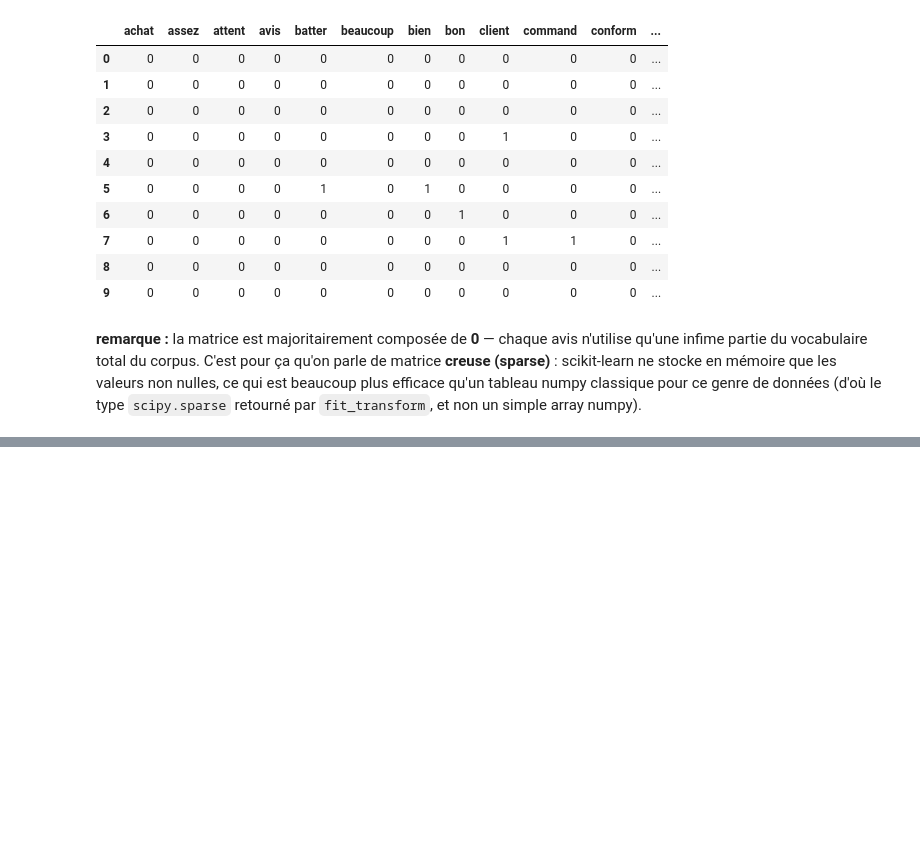
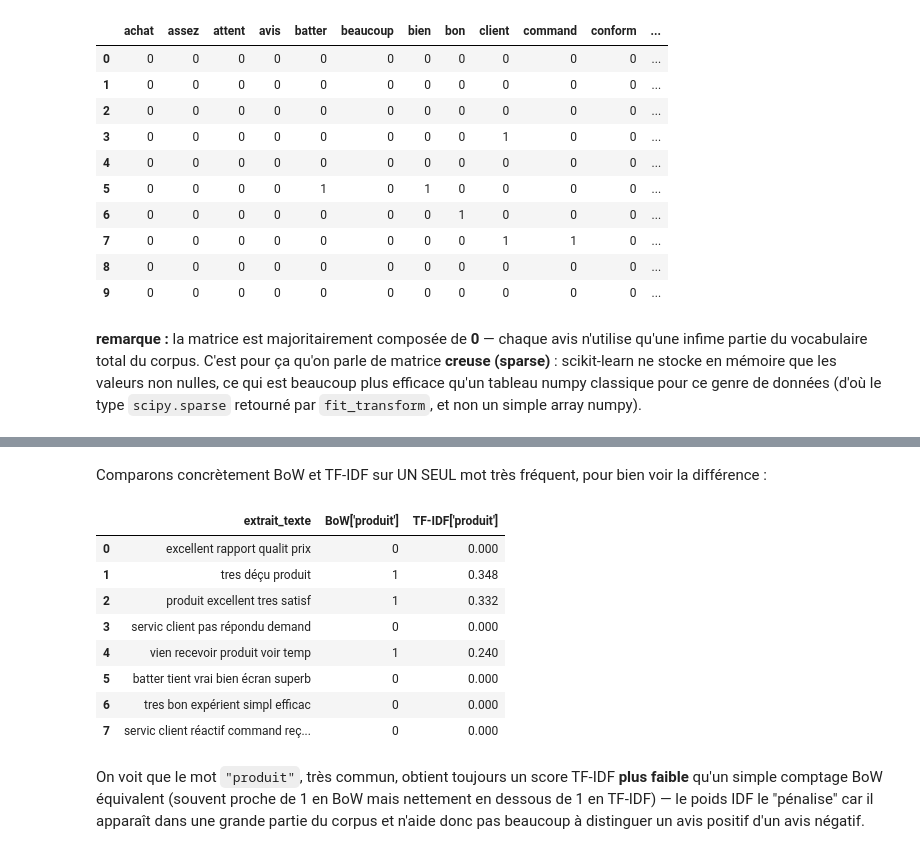
Before and after one commit to Youssoupha-ndiaye/atelier_preparations_donnees_textuelles_ODC_IA, a Jupyter notebook: atelier_prepa_donnees_textuelles/notebooks/atelier_prepa_donnees_textuelles.ipynb, the cells around one changed output, grey strips where cells are left out. Cells and saved outputs as stored; diff of their text form; code cells hidden in the pictures; blank space fills up the shorter version.

```diff
--- a/atelier_prepa_donnees_textuelles/notebooks/atelier_prepa_donnees_textuelles.ipynb
+++ b/atelier_prepa_donnees_textuelles/notebooks/atelier_prepa_donnees_textuelles.ipynb
@@ -1214,0 +1265,32 @@ beaucoup plus efficace qu'un tableau numpy classique pour ce genre de données (
+# %% [markdown]
+Comparons concrètement BoW et TF-IDF sur UN SEUL mot très fréquent, pour bien voir la
+différence :
+# %%
+mot_frequent = "produit"  # un mot qu'on sait très fréquent dans le corpus
+index_bow = list(vocabulaire_bow).index(mot_frequent)
+index_tfidf = list(vocabulaire_tfidf).index(mot_frequent)
+
+valeurs_bow = X_train_bow[:, index_bow].toarray().ravel()
+valeurs_tfidf = X_train_tfidf[:, index_tfidf].toarray().ravel()
+
+comparaison_mot = pd.DataFrame({
+    "extrait_texte": X_train.iloc[:8].values,
+    f"BoW['{mot_frequent}']": valeurs_bow[:8],
+    f"TF-IDF['{mot_frequent}']": valeurs_tfidf[:8].round(3),
+})
+comparaison_mot
+# %% [output]
+|  | extrait_texte | BoW['produit'] | TF-IDF['produit'] |
+| 0 | excellent rapport qualit prix | 0 | 0.000 |
+| 1 | tres déçu produit | 1 | 0.348 |
+| 2 | produit excellent tres satisf | 1 | 0.332 |
+| 3 | servic client pas répondu demand | 0 | 0.000 |
+| 4 | vien recevoir produit voir temp | 1 | 0.240 |
+| 5 | batter tient vrai bien écran superb | 0 | 0.000 |
+| 6 | tres bon expérient simpl efficac | 0 | 0.000 |
+| 7 | servic client réactif command reç... | 0 | 0.000 |
+# %% [markdown]
+On voit que le mot `"produit"`, très commun, obtient toujours un score TF-IDF **plus faible**
+qu'un simple comptage BoW équivalent (souvent proche de 1 en BoW mais nettement en dessous de 1 en
+TF-IDF) — le poids IDF le "pénalise" car il apparaît dans une grande partie du corpus et n'aide donc
+pas beaucoup à distinguer un avis positif d'un avis négatif.
```
Also changed, not shown: parts of 4 cells of this notebook.
